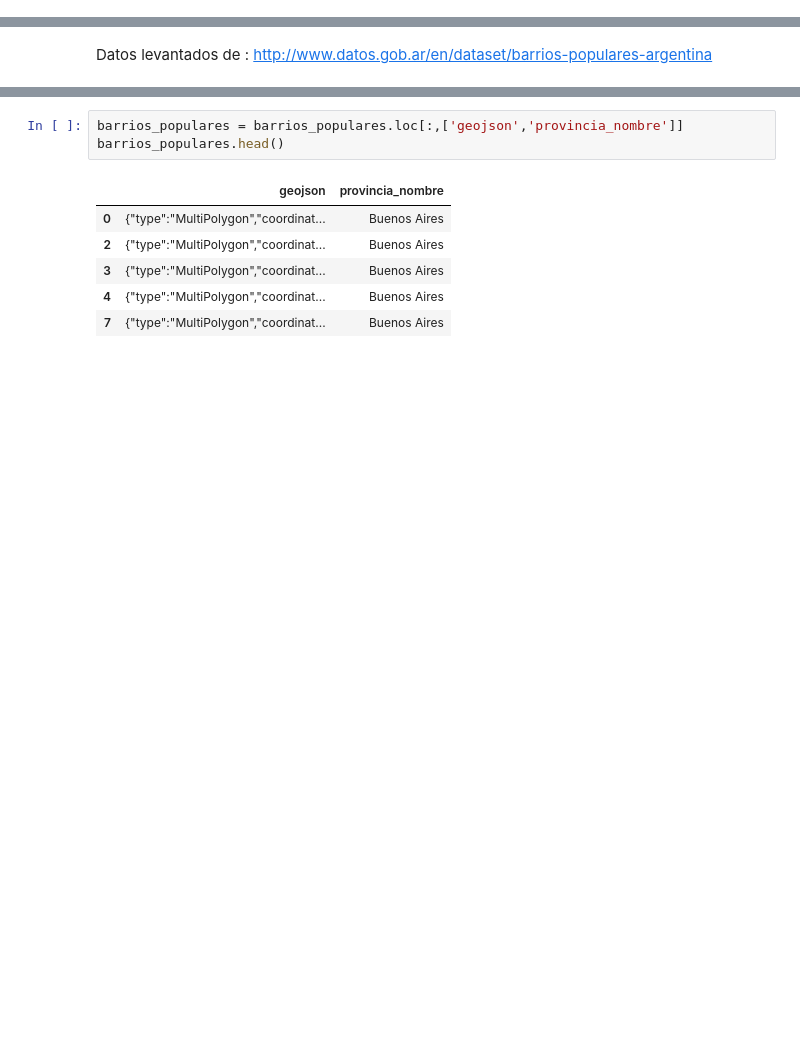
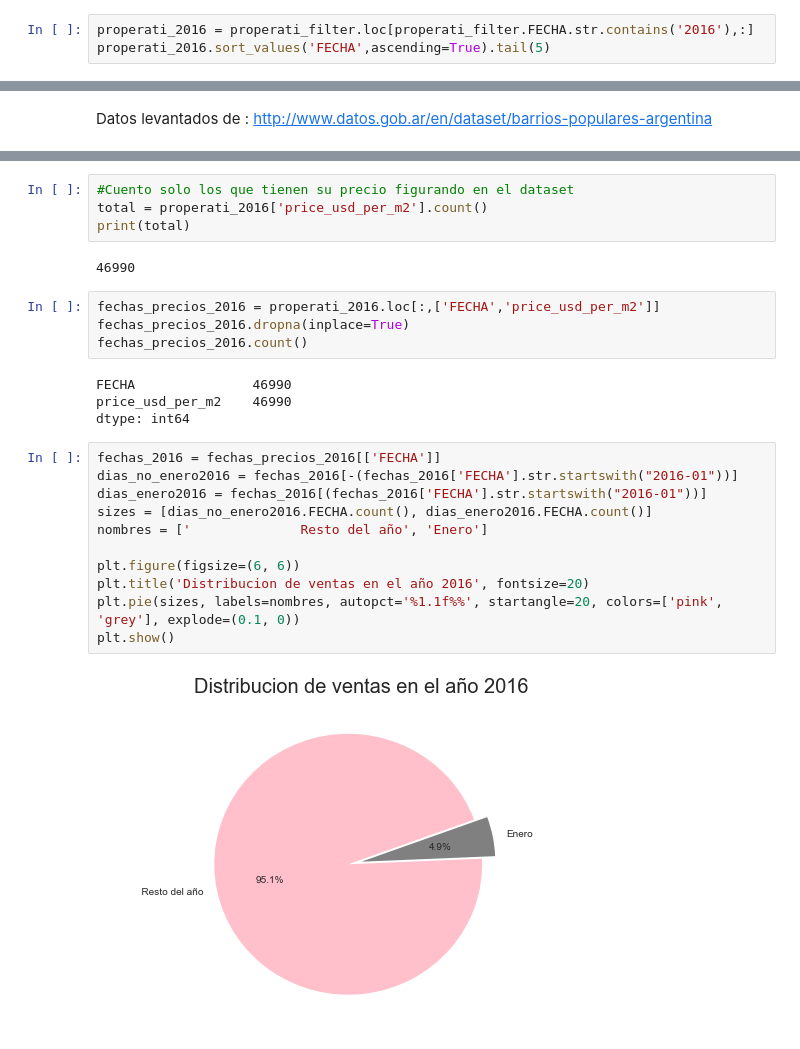
Before and after one commit to jazminferreiro-zz/orgaTP1, a Jupyter notebook: TP-ram.ipynb, the cells around one changed output, grey strips where cells are left out. Drawn from its saved outputs; the diff is of its cells as text; blank space fills up the shorter version.

```diff
--- a/TP-ram.ipynb
+++ b/TP-ram.ipynb
@@ -317,0 +312,3 @@ ValueError: cannot reindex from a duplicate axis
+# %%
+properati_2016 = properati_filter.loc[properati_filter.FECHA.str.contains('2016'),:]
+properati_2016.sort_values('FECHA',ascending=True).tail(5)
@@ -342,10 +325,27 @@ barrios_populares.head(25)
-# %%
-barrios_populares = barrios_populares.loc[:,['geojson','provincia_nombre']]
-barrios_populares.head()
-# %% [output]
-|  | geojson | provincia_nombre |
-| 0 | {"type":"MultiPolygon","coordinat... | Buenos Aires |
-| 2 | {"type":"MultiPolygon","coordinat... | Buenos Aires |
-| 3 | {"type":"MultiPolygon","coordinat... | Buenos Aires |
-| 4 | {"type":"MultiPolygon","coordinat... | Buenos Aires |
-| 7 | {"type":"MultiPolygon","coordinat... | Buenos Aires |
+# %%
+#Cuento solo los que tienen su precio figurando en el dataset
+total = properati_2016['price_usd_per_m2'].count()
+print(total)
+# %% [output]
+46990
+# %%
+fechas_precios_2016 = properati_2016.loc[:,['FECHA','price_usd_per_m2']]
+fechas_precios_2016.dropna(inplace=True)
+fechas_precios_2016.count()
+# %% [output]
+FECHA               46990
+price_usd_per_m2    46990
+dtype: int64
+# %%
+fechas_2016 = fechas_precios_2016[['FECHA']]
+dias_no_enero2016 = fechas_2016[-(fechas_2016['FECHA'].str.startswith("2016-01"))]
+dias_enero2016 = fechas_2016[(fechas_2016['FECHA'].str.startswith("2016-01"))]
+sizes = [dias_no_enero2016.FECHA.count(), dias_enero2016.FECHA.count()]
+nombres = ['              Resto del año', 'Enero']
+
+plt.figure(figsize=(6, 6))
+plt.title('Distribucion de ventas en el año 2016', fontsize=20)
+plt.pie(sizes, labels=nombres, autopct='%1.1f%%', startangle=20, colors=['pink', 'grey'], explode=(0.1, 0))
+plt.show()
+# %% [output]
+[figure, added]
```
Also changed, not shown: parts of 13 cells of this notebook.
